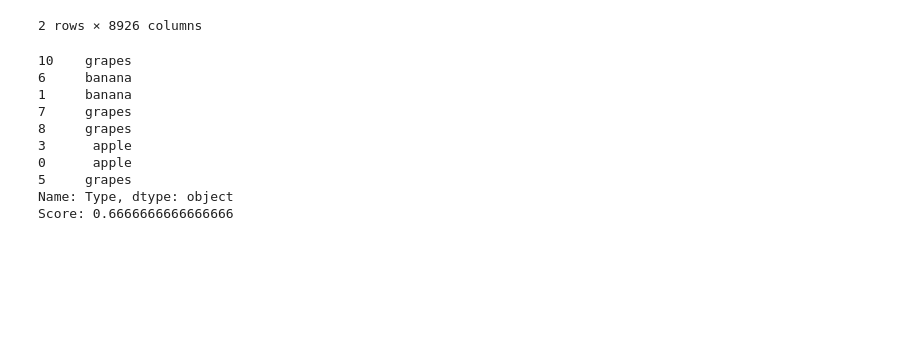
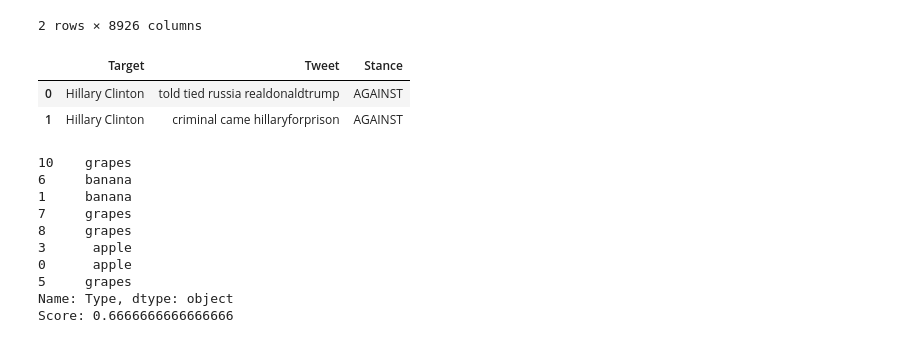
Before and after one commit to HaiderSS/Stance-Classification-in-Tweets, a Jupyter notebook: Text preprocessing and Visualisation.ipynb, the cells around one changed output. Cells and saved outputs as stored; diff of their text form; code cells hidden in the pictures; blank space fills up the shorter version.

```diff
--- a/Text preprocessing and Visualisation.ipynb
+++ b/Text preprocessing and Visualisation.ipynb
@@ -278,12 +310,14 @@ add_stop_words = ['semst', 'hillaryclinton', 'hillary', 'clinton', 'rt', 'just',
 stop_words = text.ENGLISH_STOP_WORDS.union(add_stop_words)
 trainData.Tweet = trainData.Tweet.apply(remove_stopwords)
 testData.Tweet = testData.Tweet.apply(remove_stopwords)
+independentevaluationData.Tweet = independentevaluationData.Tweet.apply(remove_stopwords)
 # %%
 # Lemarization
 
 lemmatizer = WordNetLemmatizer()
 trainData.Tweet = trainData.Tweet.apply(lematization)
 testData.Tweet = testData.Tweet.apply(lematization)
+independentevaluationData.Tweet = independentevaluationData.Tweet.apply(lematization)
 # %% [markdown]
 ### Visualisation Part
 # %%
@@ -490,6 +524,12 @@ matrixData.head(2)
 | Hillary Clinton (Against) | 0 | 0 | 0 | 1 | 1 | 0 | 0 | 0 | 0 | ... |
 | Hillary Clinton (Favour) | 0 | 0 | 0 | 0 | 0 | 0 | 0 | 0 | 0 | ... |
 2 rows × 8926 columns
+# %%
+independentevaluationData.head(2)
+# %% [output]
+|  | Target | Tweet | Stance |
+| 0 | Hillary Clinton | told tied russia realdonaldtrump | AGAINST |
+| 1 | Hillary Clinton | criminal came hillaryforprison | AGAINST |
 # %%
 # Storing all our data files
 # %%
```
Also changed, not shown: parts of 9 cells of this notebook, 5 other files.
